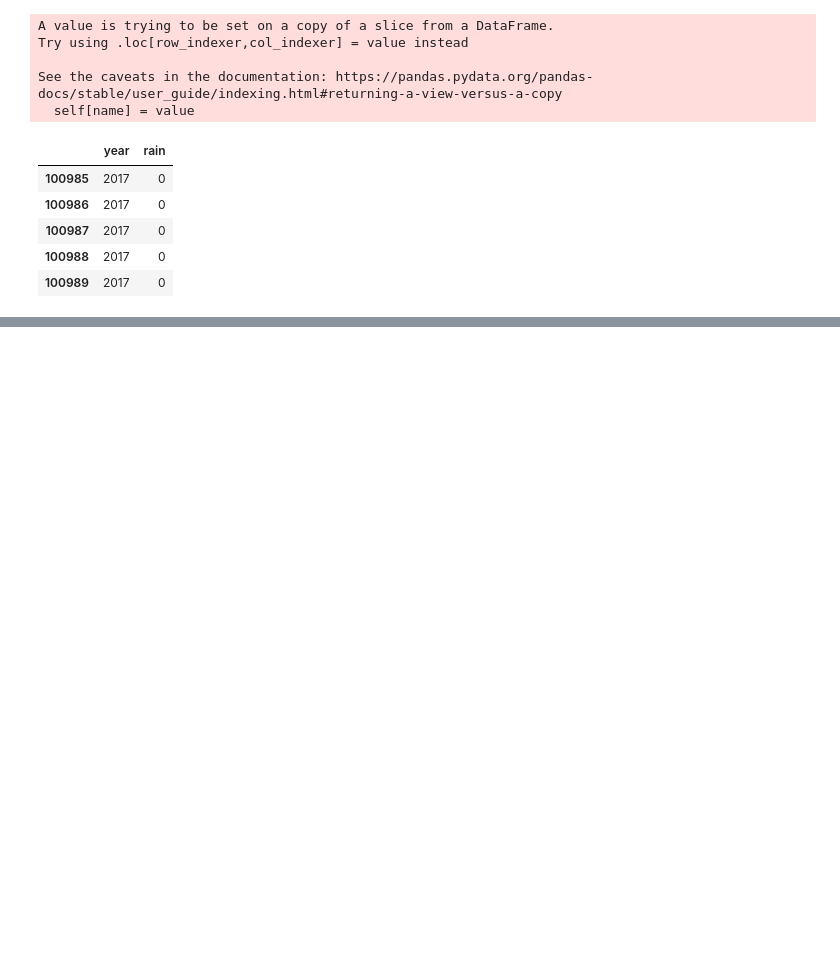
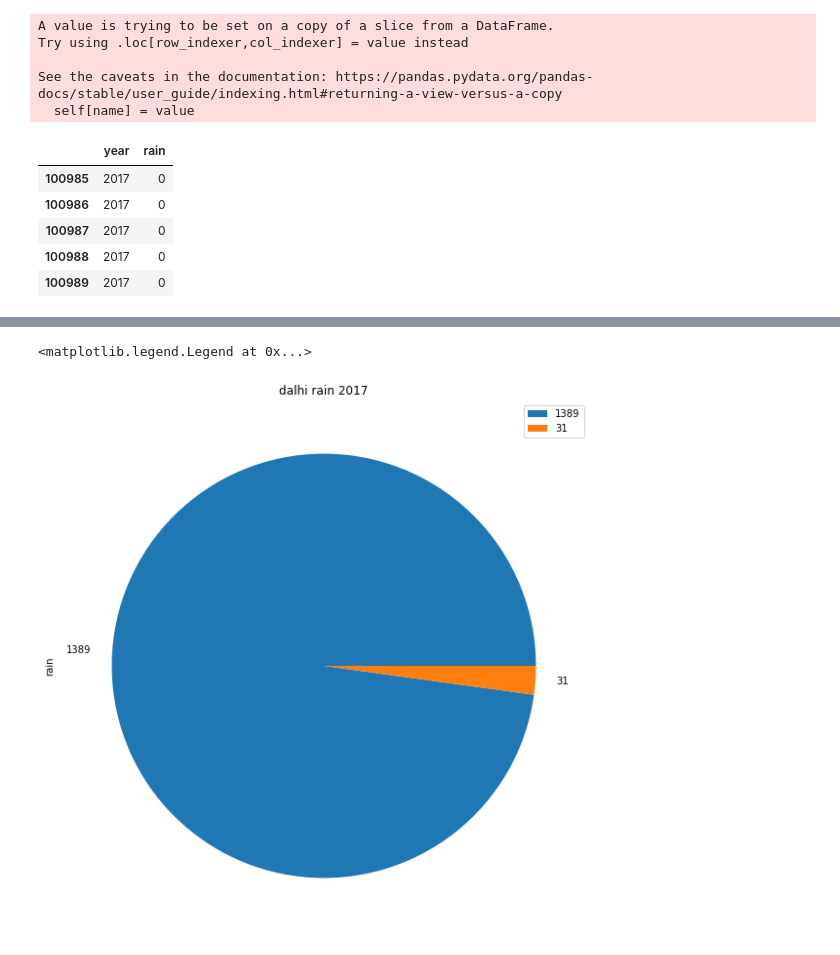
Before and after one commit to Ne04ever/delhi_weather-2017, a Jupyter notebook: Untitled.ipynb, the cells around one changed output, grey strips where cells are left out. Drawn from its saved outputs; the diff is of its cells as text; code cells hidden in the pictures; blank space fills up the shorter version.

```diff
--- a/Untitled.ipynb
+++ b/Untitled.ipynb
@@ -134,0 +144,8 @@ rain_2017=year_rain_df.loc[year_rain_df['year'] == 2017]
+# %%
+plt.figure(figsize=(10,10))
+plt.title("dalhi rain 2017")
+rain_2017.rain.value_counts().plot(kind='pie',labels=rain_2017.rain.value_counts())
+plt.legend()
+# %% [output]
+<matplotlib.legend.Legend at 0x...>
+[figure, added]
```
Also changed, not shown: parts of 3 cells of this notebook, 1 other file.
